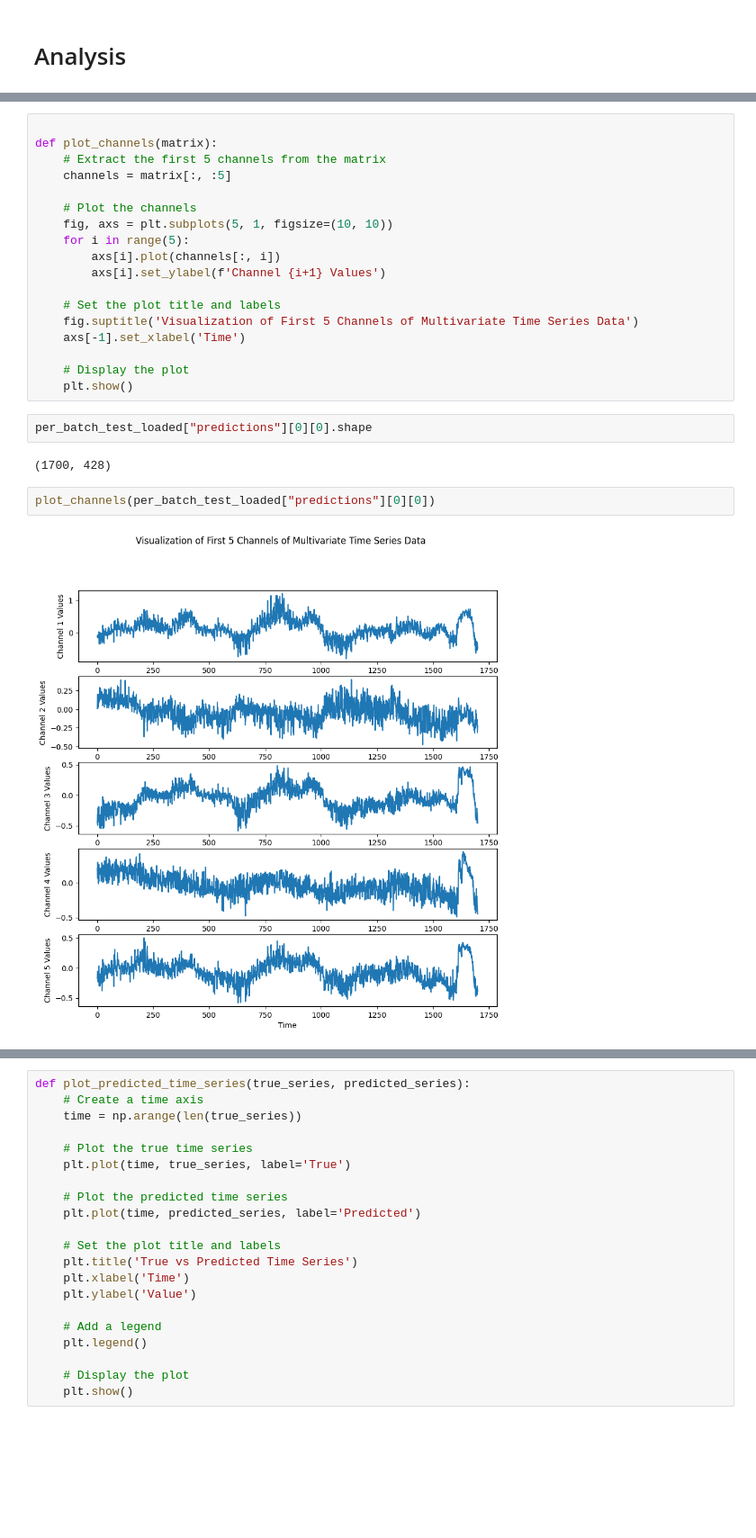
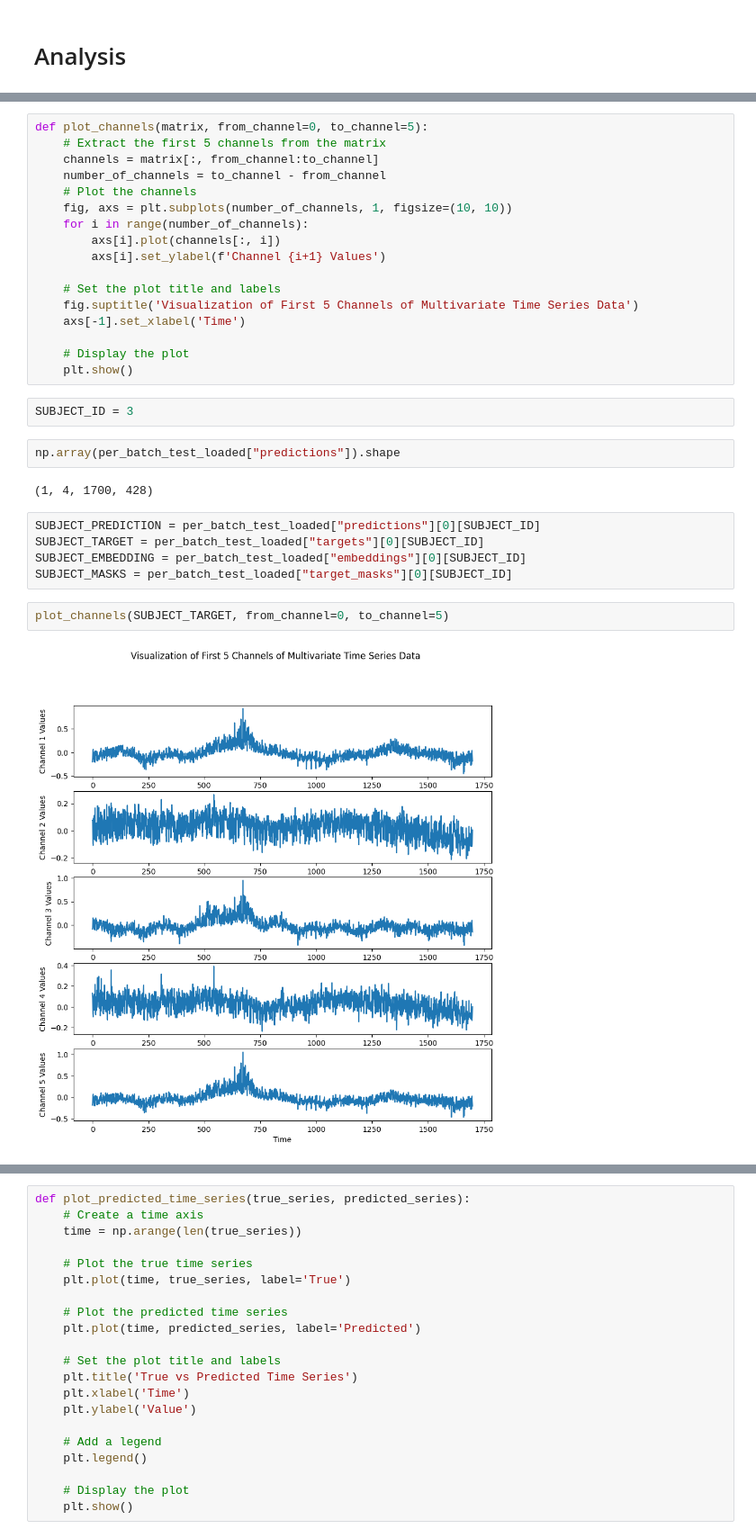
Before and after one commit to oczerwia/mvts_transformer_, a Jupyter notebook: analysis_pipeline/analyze_outputs.ipynb, the cells around one changed output, grey strips where cells are left out. Shown at 90% size. Cells and saved outputs as stored; diff of their text form; blank space fills up the shorter version.

```diff
--- a/analysis_pipeline/analyze_outputs.ipynb
+++ b/analysis_pipeline/analyze_outputs.ipynb
@@ -132,12 +133,11 @@ dict_keys(['target_masks', 'targets', 'predictions', 'metrics', 'IDs'])
 # %%
-
-def plot_channels(matrix):
+def plot_channels(matrix, from_channel=0, to_channel=5):
     # Extract the first 5 channels from the matrix
-    channels = matrix[:, :5]
-
+    channels = matrix[:, from_channel:to_channel]
+    number_of_channels = to_channel - from_channel
     # Plot the channels
-    fig, axs = plt.subplots(5, 1, figsize=(10, 10))
-    for i in range(5):
+    fig, axs = plt.subplots(number_of_channels, 1, figsize=(10, 10))
+    for i in range(number_of_channels):
         axs[i].plot(channels[:, i])
         axs[i].set_ylabel(f'Channel {i+1} Values')
 
@@ -147,11 +147,18 @@ def plot_channels(matrix):
 
     # Display the plot
     plt.show()
-# %%
-per_batch_test_loaded["predictions"][0][0].shape
-# %% [output]
-(1700, 428)
-# %%
-plot_channels(per_batch_test_loaded["predictions"][0][0])
-# %% [output]
-[figure, removed]
+# %%
+SUBJECT_ID = 3
+# %%
+np.array(per_batch_test_loaded["predictions"]).shape
+# %% [output]
+(1, 4, 1700, 428)
+# %%
+SUBJECT_PREDICTION = per_batch_test_loaded["predictions"][0][SUBJECT_ID]
+SUBJECT_TARGET = per_batch_test_loaded["targets"][0][SUBJECT_ID]
+SUBJECT_EMBEDDING = per_batch_test_loaded["embeddings"][0][SUBJECT_ID]
+SUBJECT_MASKS = per_batch_test_loaded["target_masks"][0][SUBJECT_ID]
+# %%
+plot_channels(SUBJECT_TARGET, from_channel=0, to_channel=5)
+# %% [output]
+[figure, added]
```
Also changed, not shown: parts of 25 cells of this notebook.
